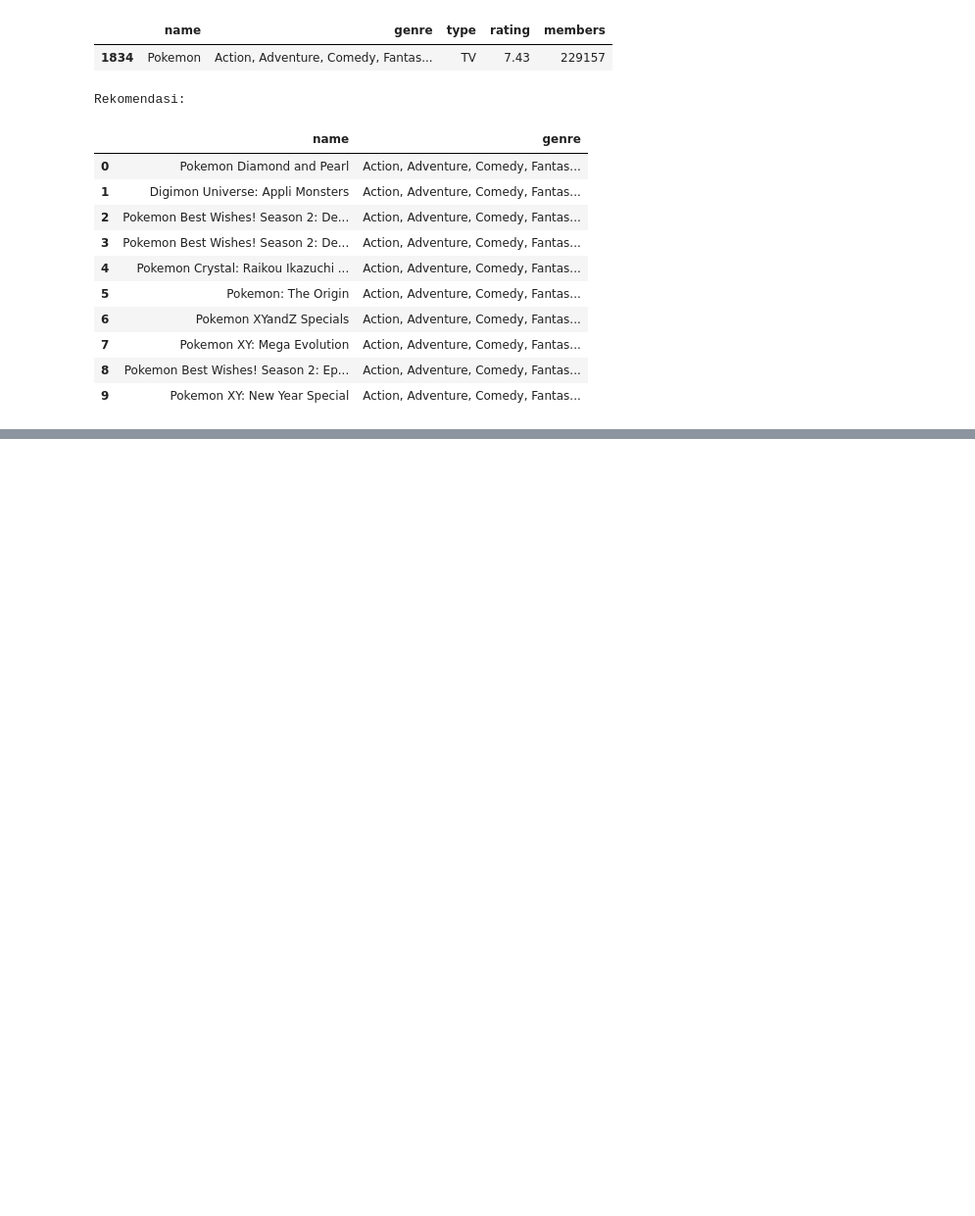
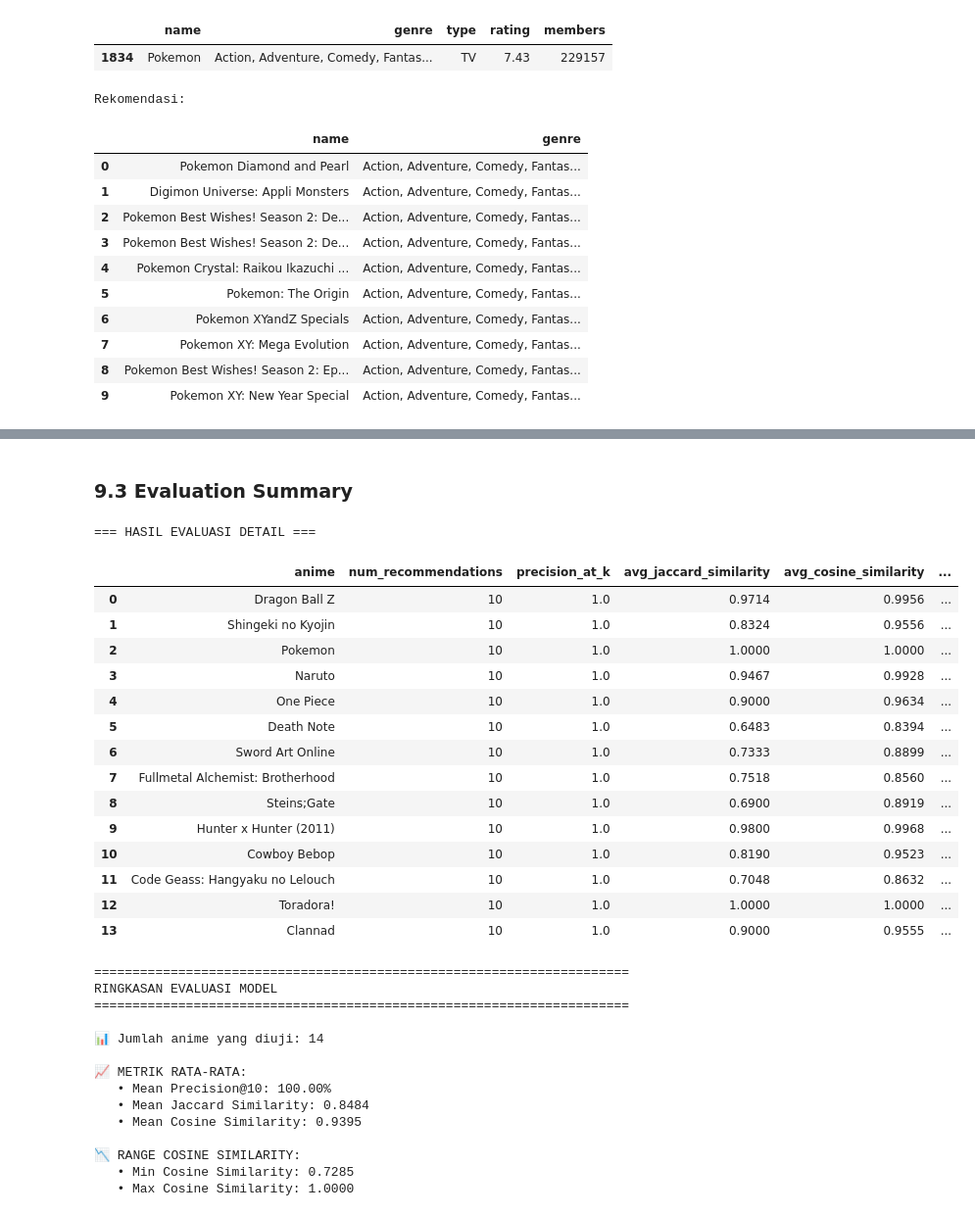
Before and after one commit to Fakhri17/tubes-spr, a Jupyter notebook: tubes-2.ipynb, the cells around one changed output, grey strips where cells are left out. Shown at 98% size. Cells and saved outputs as stored; diff of their text form; code cells hidden in the pictures; blank space fills up the shorter version.

```diff
--- a/tubes-2.ipynb
+++ b/tubes-2.ipynb
@@ -915,0 +1006,24 @@ Rekomendasi:
+# %%
+# Daftar anime untuk evaluasi (campuran genre berbeda)
+test_anime_list = [
+    'Dragon Ball Z',
+    'Shingeki no Kyojin',
+    'Pokemon',
+    'Naruto',
+    'One Piece',
+    'Death Note',
+    'Sword Art Online',
+    'Fullmetal Alchemist: Brotherhood',
+    'Steins;Gate',
+    'Hunter x Hunter (2011)',
+    'Cowboy Bebop',
+    'Code Geass: Hangyaku no Lelouch',
+    'Toradora!',
+    'Clannad',
+    'Spirited Away'
+]
+
+# Filter hanya anime yang ada di dataset
+available_test_anime = [name for name in test_anime_list if name in cosine_sim_df.index]
+print(f"Anime yang tersedia untuk evaluasi: {len(available_test_anime)} dari {len(test_anime_list)}")
+print(f"Anime: {available_test_anime}")
@@ -915,0 +1083,50 @@ Rekomendasi:
+# %% [markdown]
+### 9.3 Evaluation Summary
+# %%
+# Tampilkan hasil evaluasi detail
+print("=== HASIL EVALUASI DETAIL ===\n")
+display(evaluation_df.round(4))
+
+# Hitung rata-rata metrik
+print("\n" + "=" * 70)
+print("RINGKASAN EVALUASI MODEL")
+print("=" * 70)
+print(f"\n📊 Jumlah anime yang diuji: {len(evaluation_df)}")
+print(f"\n📈 METRIK RATA-RATA:")
+print(f"   • Mean Precision@{k}: {evaluation_df['precision_at_k'].mean():.2%}")
+print(f"   • Mean Jaccard Similarity: {evaluation_df['avg_jaccard_similarity'].mean():.4f}")
+print(f"   • Mean Cosine Similarity: {evaluation_df['avg_cosine_similarity'].mean():.4f}")
+print(f"\n📉 RANGE COSINE SIMILARITY:")
+print(f"   • Min Cosine Similarity: {evaluation_df['min_cosine_similarity'].min():.4f}")
+print(f"   • Max Cosine Similarity: {evaluation_df['max_cosine_similarity'].max():.4f}")
+# %% [output]
+=== HASIL EVALUASI DETAIL ===
+|  | anime | num_recommendations | precision_at_k | avg_jaccard_similarity | avg_cosine_similarity | ... |
+| 0 | Dragon Ball Z | 10 | 1.0 | 0.9714 | 0.9956 | ... |
+| 1 | Shingeki no Kyojin | 10 | 1.0 | 0.8324 | 0.9556 | ... |
+| 2 | Pokemon | 10 | 1.0 | 1.0000 | 1.0000 | ... |
+| 3 | Naruto | 10 | 1.0 | 0.9467 | 0.9928 | ... |
+| 4 | One Piece | 10 | 1.0 | 0.9000 | 0.9634 | ... |
+| 5 | Death Note | 10 | 1.0 | 0.6483 | 0.8394 | ... |
+| 6 | Sword Art Online | 10 | 1.0 | 0.7333 | 0.8899 | ... |
+| 7 | Fullmetal Alchemist: Brotherhood | 10 | 1.0 | 0.7518 | 0.8560 | ... |
+| 8 | Steins;Gate | 10 | 1.0 | 0.6900 | 0.8919 | ... |
+| 9 | Hunter x Hunter (2011) | 10 | 1.0 | 0.9800 | 0.9968 | ... |
+| 10 | Cowboy Bebop | 10 | 1.0 | 0.8190 | 0.9523 | ... |
+| 11 | Code Geass: Hangyaku no Lelouch | 10 | 1.0 | 0.7048 | 0.8632 | ... |
+| 12 | Toradora! | 10 | 1.0 | 1.0000 | 1.0000 | ... |
+| 13 | Clannad | 10 | 1.0 | 0.9000 | 0.9555 | ... |
+======================================================================
+RINGKASAN EVALUASI MODEL
+======================================================================
+
+📊 Jumlah anime yang diuji: 14
+
+📈 METRIK RATA-RATA:
+   • Mean Precision@10: 100.00%
+   • Mean Jaccard Similarity: 0.8484
+   • Mean Cosine Similarity: 0.9395
+
+📉 RANGE COSINE SIMILARITY:
+   • Min Cosine Similarity: 0.7285
+   • Max Cosine Similarity: 1.0000
```
Also changed, not shown: parts of 27 cells of this notebook.
